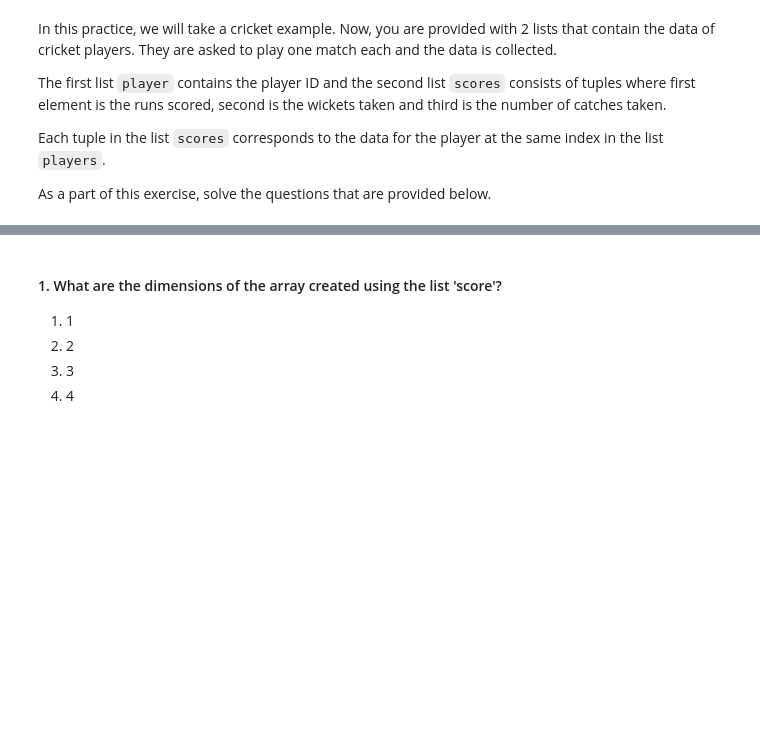
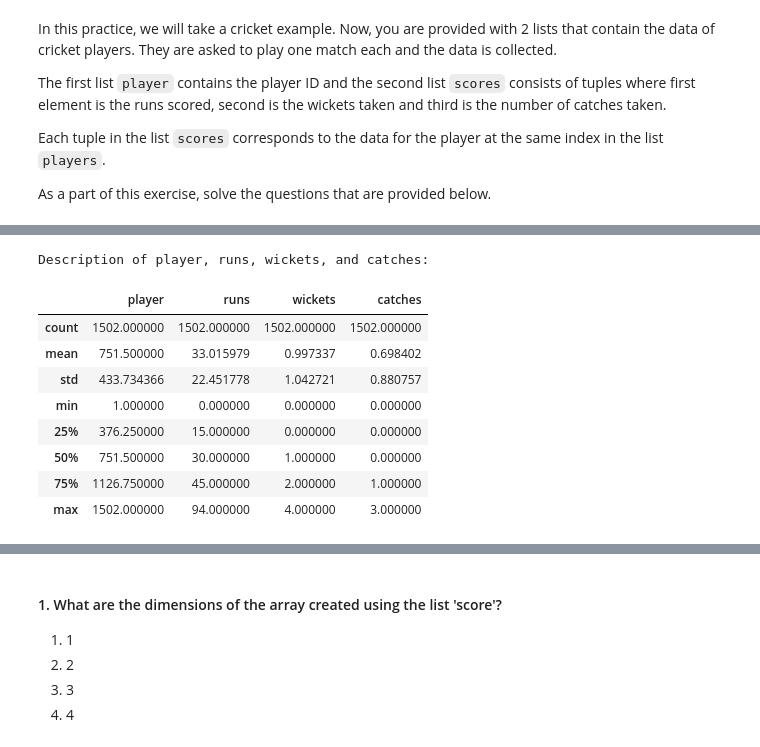
Before and after one commit to shashwatlko586/AICode586, a Jupyter notebook: Pandas_Numpy/NumPy_Arrays_Practice_2.ipynb, the cells around one changed output, grey strips where cells are left out. Saved outputs shown, nothing was run; the diff lists cells and outputs as text; code cells hidden in the pictures; blank space fills up the shorter version.

```diff
--- a/Pandas_Numpy/NumPy_Arrays_Practice_2.ipynb
+++ b/Pandas_Numpy/NumPy_Arrays_Practice_2.ipynb
@@ -15,0 +14,4 @@ score = [(46, 1, 0), (19, 0, 1), (35, 1, 0), (25, 2, 1), (0, 3, 0), (20, 0, 2),
+# %%
+df = pd.DataFrame({'player' : player  })
+# %%
+df1 = pd.DataFrame({'player' : player , 'score' : score })
@@ -15,0 +60,19 @@ score = [(46, 1, 0), (19, 0, 1), (35, 1, 0), (25, 2, 1), (0, 3, 0), (20, 0, 2),
+# %%
+# Extract runs, wickets, and catches into separate columns
+df['runs'] = df1['score'].apply(lambda x: x[0])
+df['wickets'] = df1['score'].apply(lambda x: x[1])
+df['catches'] = df1['score'].apply(lambda x: x[2])
+
+print("Description of player, runs, wickets, and catches:")
+display(df[['player', 'runs', 'wickets', 'catches']].describe())
+# %% [output]
+Description of player, runs, wickets, and catches:
+|  | player | runs | wickets | catches |
+| count | 1502.000000 | 1502.000000 | 1502.000000 | 1502.000000 |
+| mean | 751.500000 | 33.015979 | 0.997337 | 0.698402 |
+| std | 433.734366 | 22.451778 | 1.042721 | 0.880757 |
+| min | 1.000000 | 0.000000 | 0.000000 | 0.000000 |
+| 25% | 376.250000 | 15.000000 | 0.000000 | 0.000000 |
+| 50% | 751.500000 | 30.000000 | 1.000000 | 0.000000 |
+| 75% | 1126.750000 | 45.000000 | 2.000000 | 1.000000 |
+| max | 1502.000000 | 94.000000 | 4.000000 | 3.000000 |
```
Also changed, not shown: parts of 20 cells of this notebook, 4 other files.
